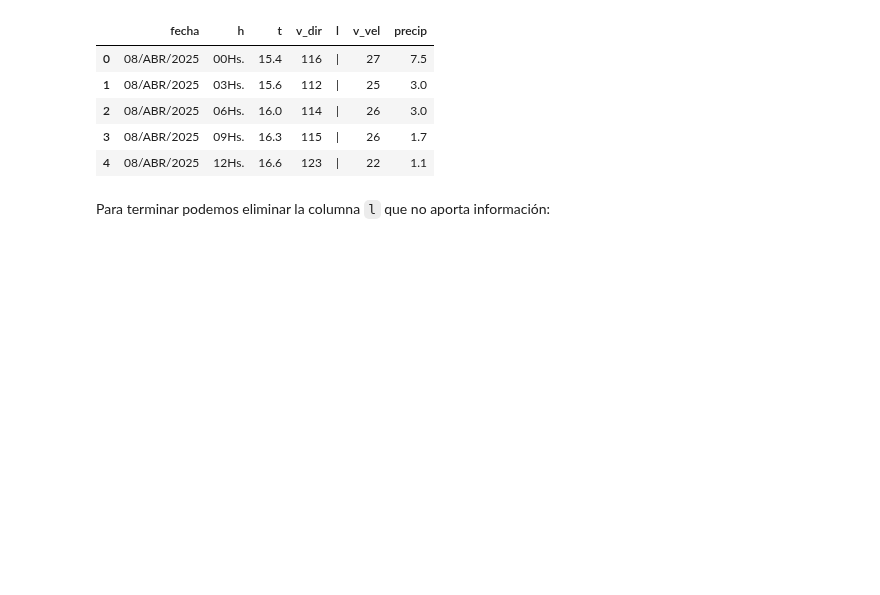
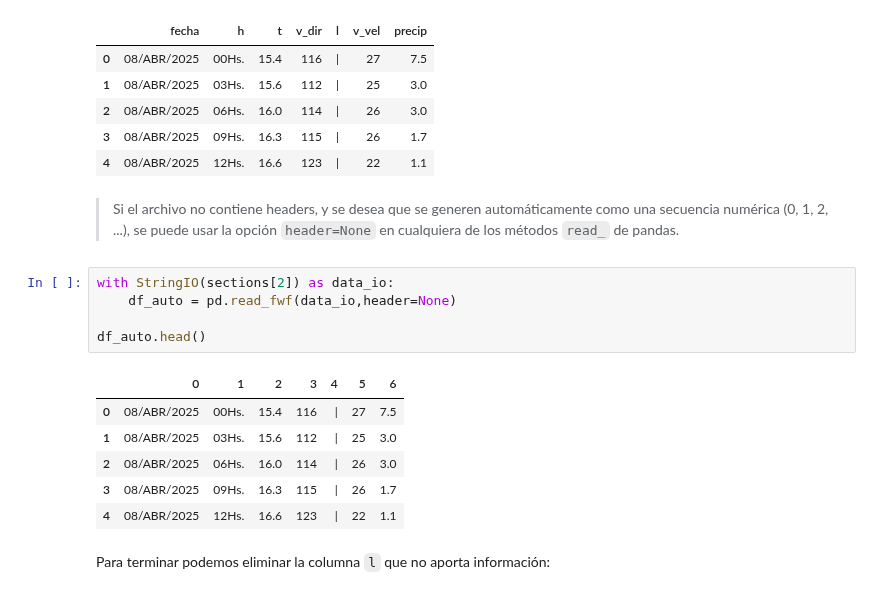
Before and after one commit to fiolj/intro-python-IB, a Jupyter notebook: clases/14_1_pandas_io.ipynb, the cells around one changed output. Drawn from its saved outputs; the diff is of its cells as text; blank space fills up the shorter version.

```diff
--- a/clases/14_1_pandas_io.ipynb
+++ b/clases/14_1_pandas_io.ipynb
@@ -323,6 +323,20 @@ df.head()
 | 2 | 08/ABR/2025 | 06Hs. | 16.0 | 114 | | | 26 | 3.0 |
 | 3 | 08/ABR/2025 | 09Hs. | 16.3 | 115 | | | 26 | 1.7 |
 | 4 | 08/ABR/2025 | 12Hs. | 16.6 | 123 | | | 22 | 1.1 |
+# %% [markdown]
+> Si el archivo no contiene headers, y se desea que se generen automáticamente como una secuencia numérica (0, 1, 2, ...), se puede usar la opción `header=None` en cualquiera de los métodos `read_` de pandas.
+# %%
+with StringIO(sections[2]) as data_io:
+    df_auto = pd.read_fwf(data_io,header=None)
+
+df_auto.head()
+# %% [output]
+|  | 0 | 1 | 2 | 3 | 4 | 5 | 6 |
+| 0 | 08/ABR/2025 | 00Hs. | 15.4 | 116 | | | 27 | 7.5 |
+| 1 | 08/ABR/2025 | 03Hs. | 15.6 | 112 | | | 25 | 3.0 |
+| 2 | 08/ABR/2025 | 06Hs. | 16.0 | 114 | | | 26 | 3.0 |
+| 3 | 08/ABR/2025 | 09Hs. | 16.3 | 115 | | | 26 | 1.7 |
+| 4 | 08/ABR/2025 | 12Hs. | 16.6 | 123 | | | 22 | 1.1 |
 # %% [markdown]
 
 Para terminar podemos eliminar la columna `l` que no aporta información:
```
Also changed, not shown: parts of 2 cells of this notebook, 52 other files.
